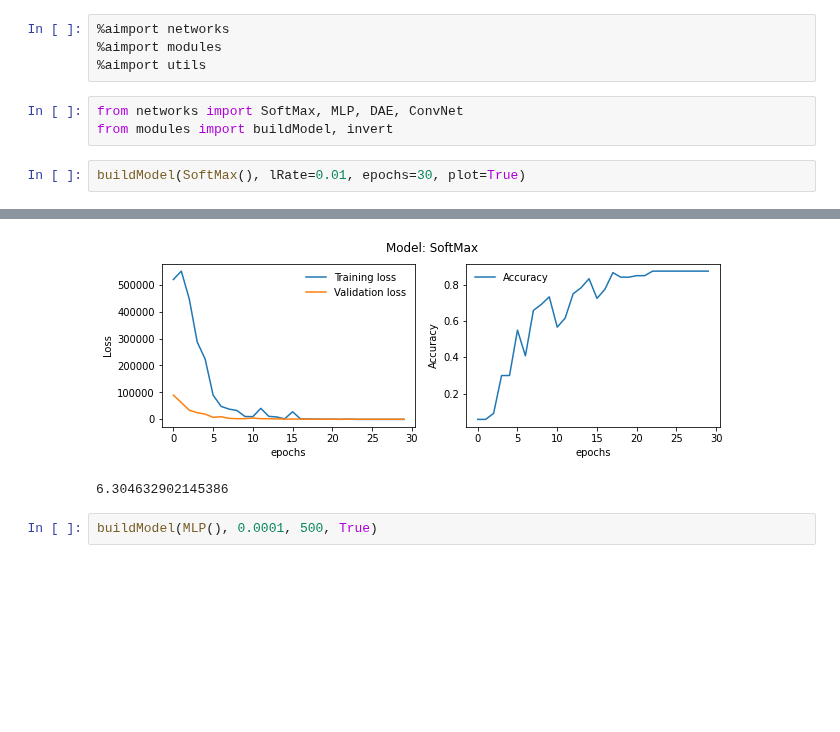
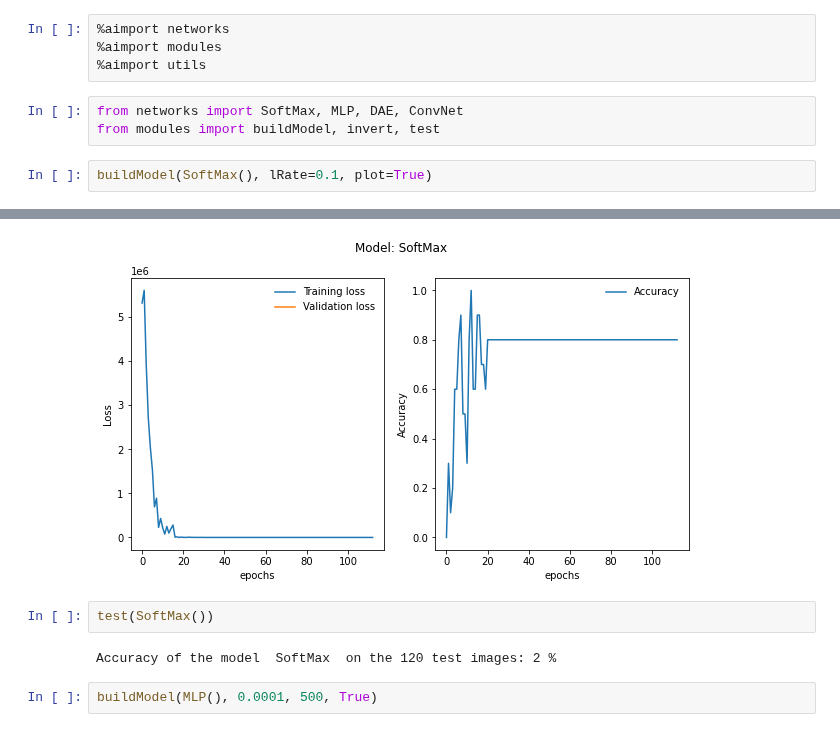
Before and after one commit to omgwenxx/machine_learning, a Jupyter notebook: assignment3/app/template.ipynb, the cells around one changed output, grey strips where cells are left out. Saved outputs shown, nothing was run; the diff lists cells and outputs as text; blank space fills up the shorter version.

Commit message:
deleted unnecessary files and changed buildModel

```diff
--- a/assignment3/app/template.ipynb
+++ b/assignment3/app/template.ipynb
@@ -12,7 +15,7 @@
 %aimport utils
 # %%
 from networks import SoftMax, MLP, DAE, ConvNet
-from modules import buildModel, invert
+from modules import buildModel, invert, test
 # %%
-buildModel(SoftMax(), lRate=0.01, epochs=30, plot=True)
+buildModel(SoftMax(), lRate=0.1, plot=True)
 # %% [output]
@@ -21,5 +26,8 @@ Finished at 11:55:08, duration in sec: 6
-[figure, old version]
+[figure, new version]
-6.304632902145386
+# %%
+test(SoftMax())
+# %% [output]
+Accuracy of the model  SoftMax  on the 120 test images: 2 %
 # %%
 buildModel(MLP(), 0.0001, 500, True)
 # %% [output]
```
Also changed, not shown: parts of 2 cells of this notebook, 51 other files.
